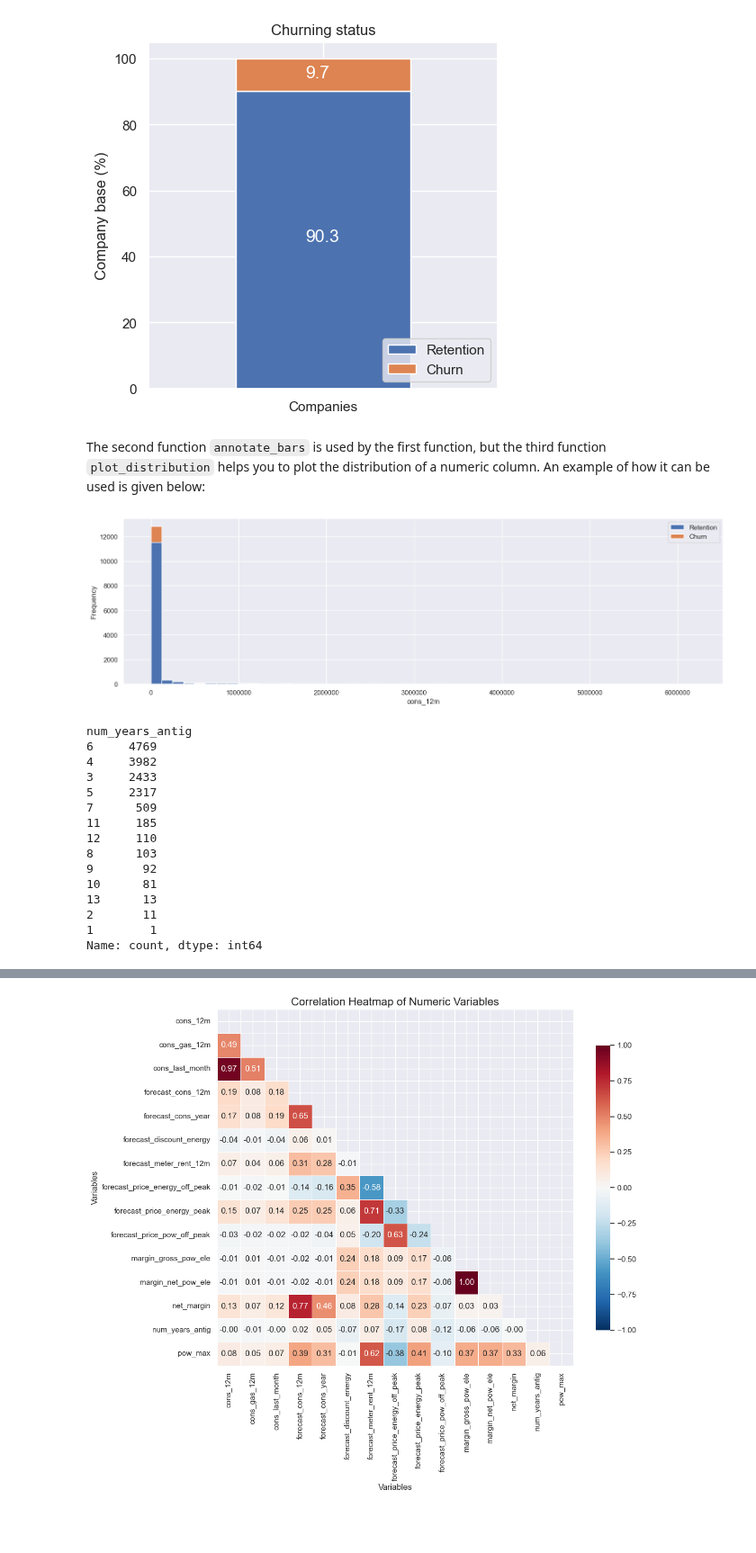
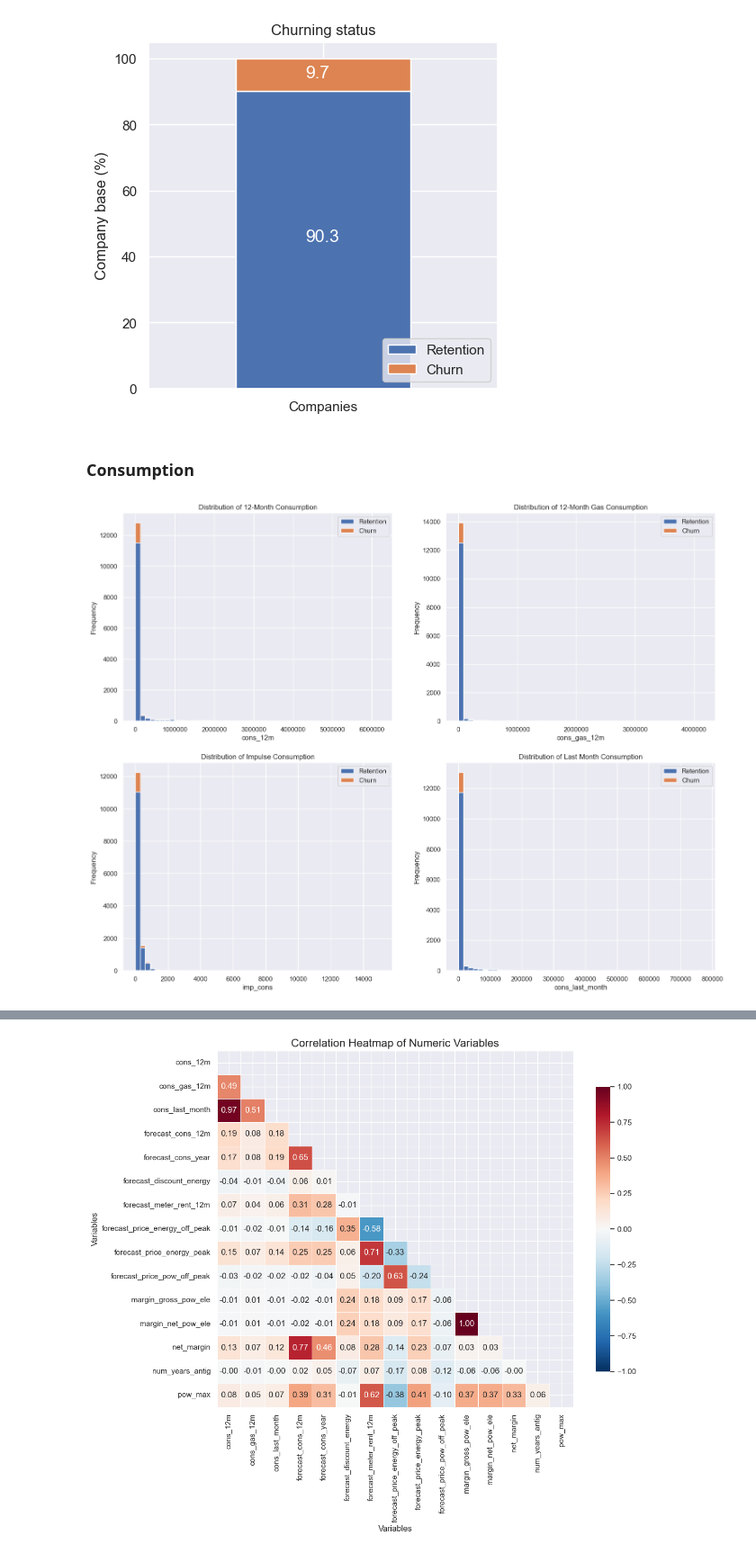
Before and after one commit to ramdhanhdy/DS_Project, a Jupyter notebook: BCG_DataScience_VI/Task2_EDA.ipynb, the cells around one changed output, grey strips where cells are left out. Shown at 90% size. Drawn from its saved outputs; the diff is of its cells as text; code cells hidden in the pictures; blank space fills up the shorter version.

Commit message:
add data_summary function and completed eda

```diff
--- a/BCG_DataScience_VI/Task2_EDA.ipynb
+++ b/BCG_DataScience_VI/Task2_EDA.ipynb
@@ -198,12 +171,23 @@ plot_stacked_bars(churn_percentage.transpose(), "Churning status", (5, 5), legen
 # %% [output]
 [figure]
 # %% [markdown]
-The second function `annotate_bars` is used by the first function, but the third function `plot_distribution` helps you to plot the distribution of a numeric column. An example of how it can be used is given below:
+### Consumption
 # %%
 consumption = client_df[['id', 'cons_12m', 'cons_gas_12m', 'cons_last_month', 'imp_cons', 'has_gas', 'churn']]
 
-fig, axs = plt.subplots(nrows=1, figsize=(18, 5))
+fig, axs = plt.subplots(nrows=2, ncols=2, figsize=(18, 14))
 
-plot_distribution(consumption, 'cons_12m', axs)
+# Adjusted title for each column
+axs[0, 0].set_title('Distribution of 12-Month Consumption')
+plot_distribution(consumption, 'cons_12m', axs[0, 0])
+
+axs[0, 1].set_title('Distribution of 12-Month Gas Consumption')
+plot_distribution(consumption, 'cons_gas_12m', axs[0, 1])
+
+axs[1, 0].set_title('Distribution of Impulse Consumption')
+plot_distribution(consumption, 'imp_cons', axs[1, 0])
+
+axs[1, 1].set_title('Distribution of Last Month Consumption')
+plot_distribution(consumption, 'cons_last_month', axs[1, 1])
 # %% [output]
-[figure, old version]
+[figure, new version]
@@ -212,18 +193,0 @@ from utils import plot_prob_progression
-# %%
-client_df['num_years_antig'].value_counts()
-# %% [output]
-num_years_antig
-6     4769
-4     3982
-3     2433
-5     2317
-7      509
-11     185
-12     110
-8      103
-9       92
-10      81
-13      13
-2       11
-1        1
-Name: count, dtype: int64
```
Also changed, not shown: parts of 50 cells of this notebook, 1 other file.
